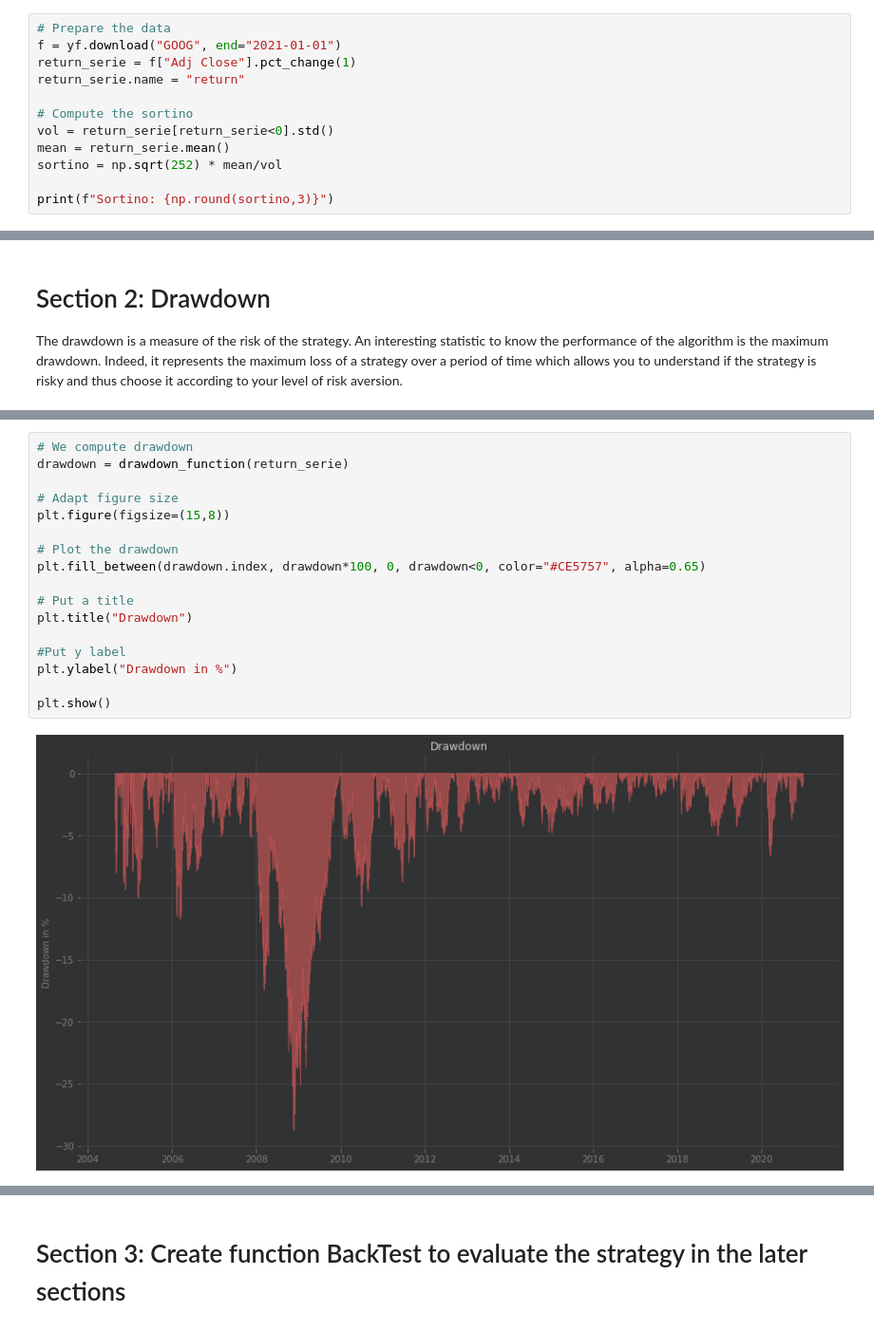
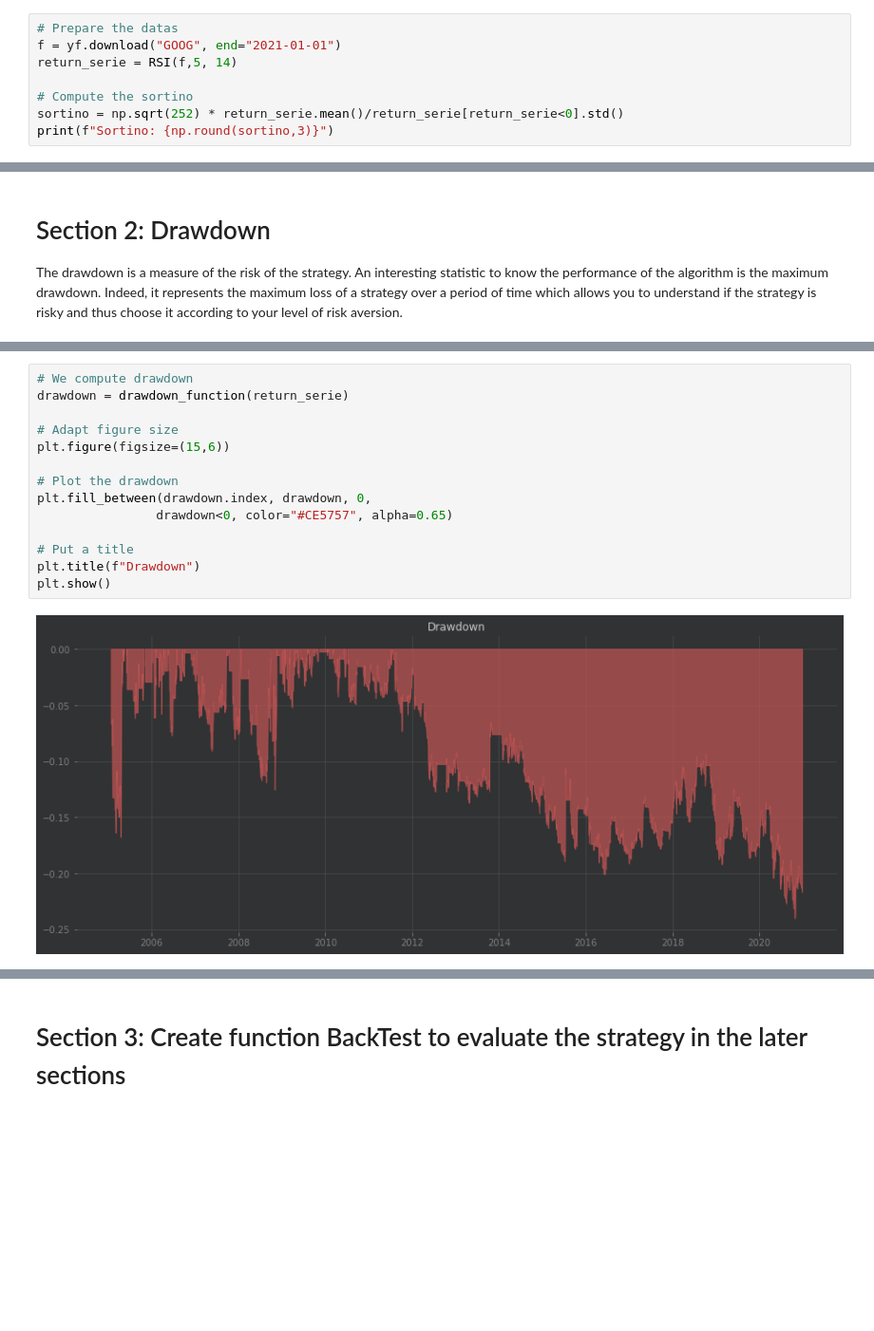
Before and after one commit to Quantreo/UDEMY-Python-for-Algorithmic-Trading-TECHNICAL-ANALYSIS, a Jupyter notebook: Chapter_04_Backtesting.ipynb, the cells around one changed output, grey strips where cells are left out. Shown at 95% size. Saved outputs shown, nothing was run; the diff lists cells and outputs as text; blank space fills up the shorter version.

```diff
--- a/Chapter_04_Backtesting.ipynb
+++ b/Chapter_04_Backtesting.ipynb
@@ -67,15 +141,11 @@ $Sortino = \frac{\mu }{\sigma_{down}}$
 *   SortinoRatio > 1: Very good investissement because the risk is lower than the returns.
 # %%
-# Prepare the data
+# Prepare the datas
 f = yf.download("GOOG", end="2021-01-01")
-return_serie = f["Adj Close"].pct_change(1)
-return_serie.name = "return"
+return_serie = RSI(f,5, 14)
 
 # Compute the sortino
-vol = return_serie[return_serie<0].std()
-mean = return_serie.mean()
-sortino = np.sqrt(252) * mean/vol
-
+sortino = np.sqrt(252) * return_serie.mean()/return_serie[return_serie<0].std()
 print(f"Sortino: {np.round(sortino,3)}")
 # %% [output]
 [*********************100%***********************]  1 of 1 completed
@@ -153,21 +214,18 @@ def drawdown_function(serie):
 # %%
 # We compute drawdown
 drawdown = drawdown_function(return_serie)
 
 # Adapt figure size
-plt.figure(figsize=(15,8))
+plt.figure(figsize=(15,6))
 
 # Plot the drawdown
-plt.fill_between(drawdown.index, drawdown*100, 0, drawdown<0, color="#CE5757", alpha=0.65)
+plt.fill_between(drawdown.index, drawdown, 0,
+                drawdown<0, color="#CE5757", alpha=0.65)
 
 # Put a title
-plt.title("Drawdown")
-
-#Put y label
-plt.ylabel("Drawdown in %")
-
+plt.title(f"Drawdown")
 plt.show()
 # %% [output]
-[figure, old version]
+[figure, new version]
 # %%
 # Computation Max drawdown
```
Also changed, not shown: parts of 17 cells of this notebook.
